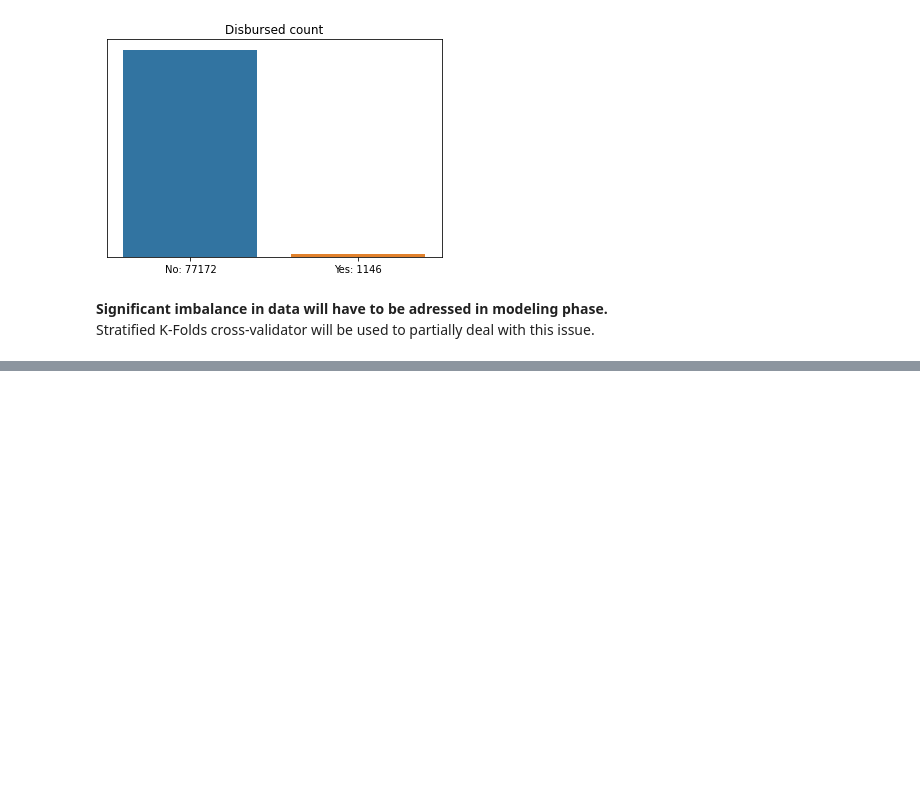
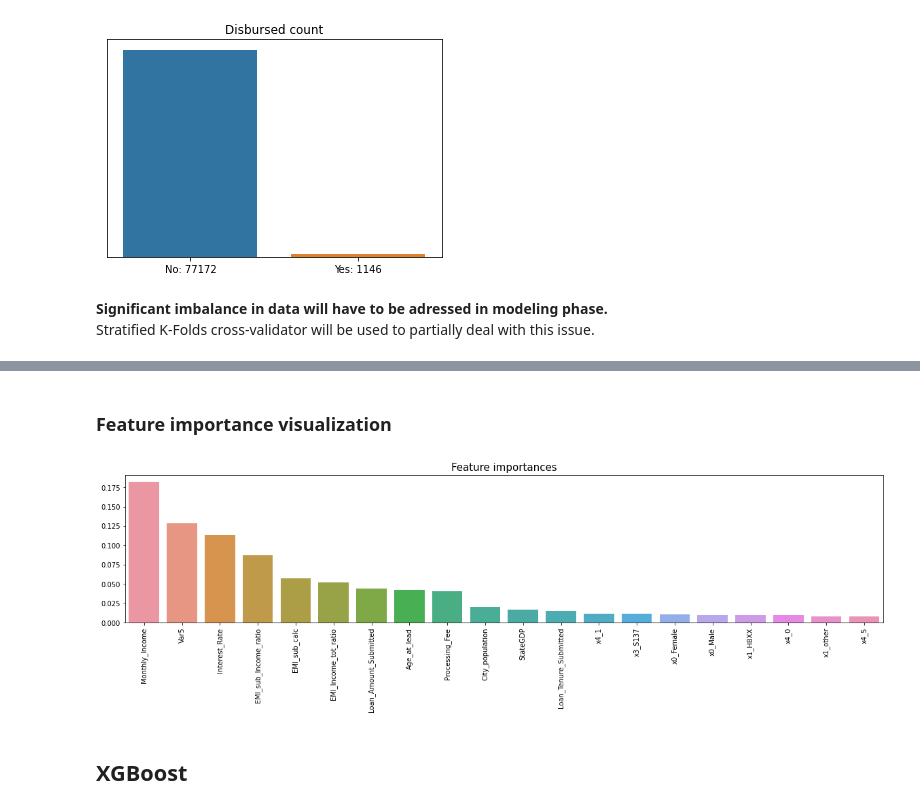
Before and after one commit to antonimarek/credit-feast, a Jupyter notebook: CreditStudy.ipynb, the cells around one changed output, grey strips where cells are left out. Cells and saved outputs as stored; diff of their text form; code cells hidden in the pictures; blank space fills up the shorter version.

Commit message:
changed sampling strategy and some small fixes

```diff
--- a/CreditStudy.ipynb
+++ b/CreditStudy.ipynb
@@ -713,0 +430,2 @@ Both models score above 86% roc_auc for test set (for reproducibility with const
+# %%
+skf = StratifiedKFold(n_splits=5)
@@ -713,0 +484,9 @@ Both models score above 86% roc_auc for test set (for reproducibility with const
+# %%
+pipe = Pipeline([
+    ('preprocessing', preprocess_pipeline),
+    ('oversampler', RandomOverSampler()),
+    ('classifier', RandomForestClassifier(min_samples_leaf=50, n_jobs=-1))
+])
+pipe.fit(X_train, y_train)
+score = Scoring(pipe, X_test, y_test, 'Test').check()
+score.show()
@@ -713,0 +500,9 @@ Both models score above 86% roc_auc for test set (for reproducibility with const
+# %%
+pipe = Pipeline([
+    ('preprocessing', preprocess_pipeline),
+    ('over', RandomOverSampler(sampling_strategy=0.3)),
+    ('classifier', BalancedRandomForestClassifier(min_samples_leaf=50, n_jobs=-1))
+])
+pipe.fit(X_train, y_train)
+score = Scoring(pipe, X_test, y_test, 'Test').check()
+score.show()
@@ -713,0 +560,31 @@ Both models score above 86% roc_auc for test set (for reproducibility with const
+# %%
+# with open('RFC_grid.pkl', 'wb') as f:
+#     pickle.dump(RFC_grid, f)
+
+with open('RFC_grid.pkl', 'rb') as f:
+    RFC_grid = pickle.load(f)
+# %% [markdown]
+### Feature importance visualization
+# %%
+sel_pipe = RFC_grid.best_estimator_
+feature_names = [*sel_pipe['preprocessing'].transformer_list[0][1]['cat_encoder'].get_feature_names(),
+                *sel_pipe['preprocessing'].transformer_list[1][1]['dictionary'].get_feature_names(),
+                *sel_pipe['preprocessing'].transformer_list[2][1]['date_manager'].get_feature_names(),
+                *sel_pipe['preprocessing'].transformer_list[3][1]['money'].get_feature_names(),
+                *sel_pipe['preprocessing'].transformer_list[4][1]['cat_encoder'].get_feature_names(),
+                *sel_pipe['preprocessing'].transformer_list[5][1]['selector'].get_feature_names()]
+
+f_imp = sel_pipe['classifier'].feature_importances_
+stacked = np.vstack((f_imp, feature_names))
+idxs = np.argsort(f_imp)[::-1][:20]
+
+plt.figure(figsize=(20,4))
+sns.barplot(x=stacked[1][idxs], y=stacked[0][idxs].astype(np.float))
+plt.xticks(rotation=90)
+# plt.ylabel('Feature importance')
+plt.title('Feature importances', fontdict={'fontsize': 15})
+plt.show()
+# %% [output]
+[figure, added]
+# %% [markdown]
+## XGBoost
```
Also changed, not shown: parts of 80 cells of this notebook.
